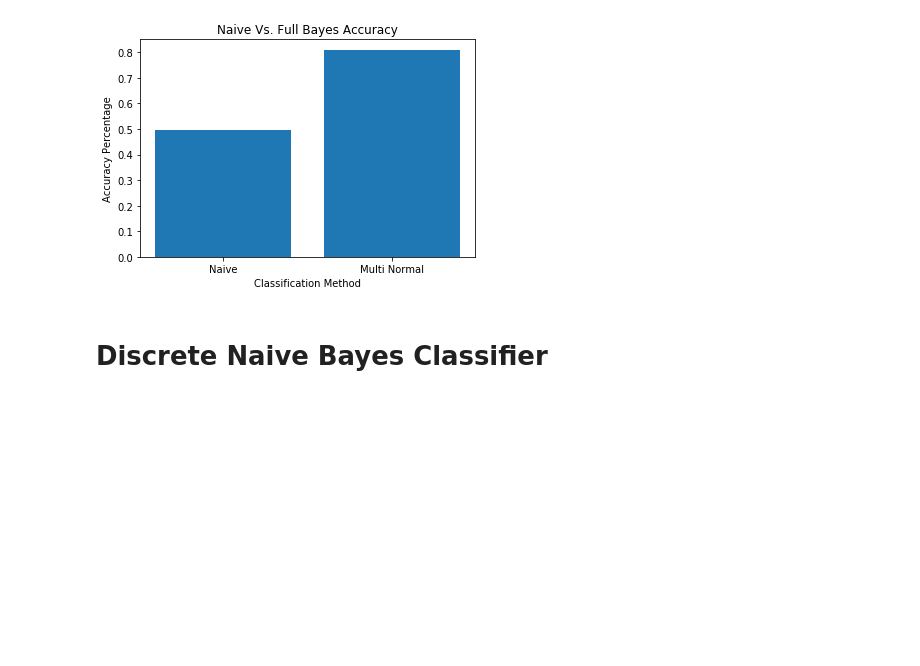
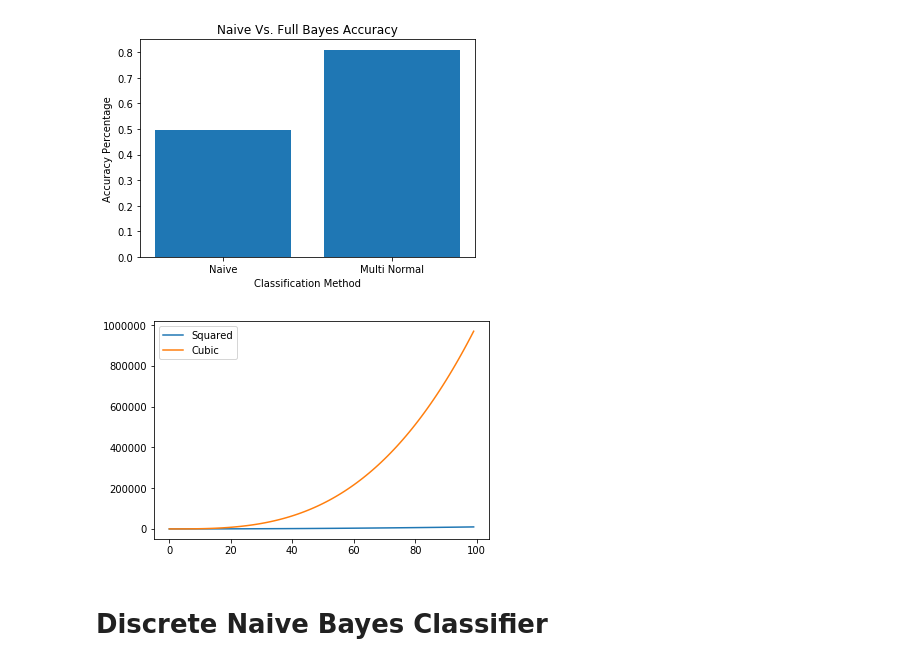
Before and after one commit to Uri-Shapira/ML_Bayes_Probablistic_Learning, a Jupyter notebook: MAP_Classifier.ipynb, the cells around one changed output. Cells and saved outputs as stored; diff of their text form; code cells hidden in the pictures; blank space fills up the shorter version.

```diff
--- a/MAP_Classifier.ipynb
+++ b/MAP_Classifier.ipynb
@@ -163,6 +161,14 @@ plt.bar(x,y)
 plt.show()
 # %% [output]
 [figure]
+# %%
+import numpy as np
+import matplotlib.pyplot as plt
+x = np.arange(100)
+
+plt.show()
+# %% [output]
+[figure, added]
 # %% [markdown]
 # Discrete Naive Bayes Classifier
 # %% [markdown]
```
Also changed, not shown: parts of 2 cells of this notebook.
